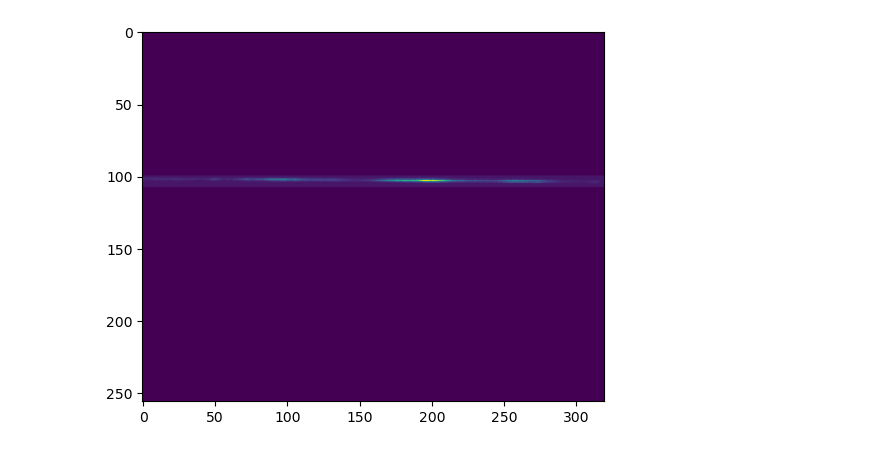
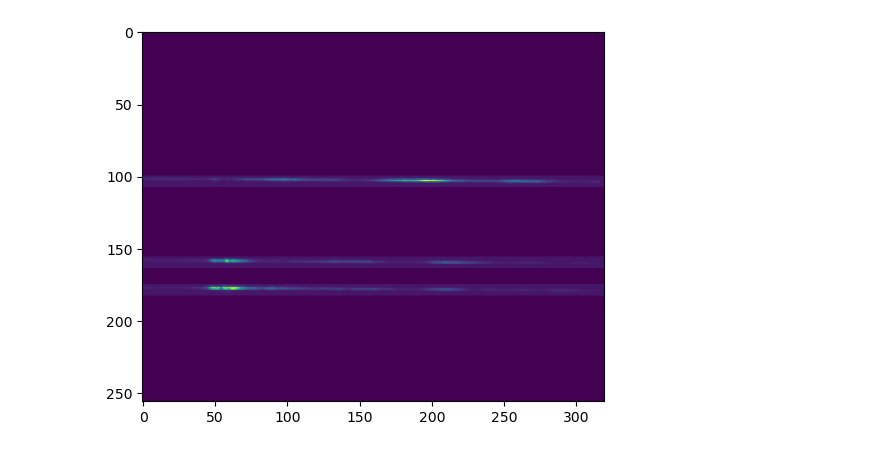
Before and after one commit to mwanakijiji/photonics_spectroscopy, a Jupyter notebook: notebooks_for_development/multi_profile_deconvolution.ipynb, the cells around one changed output. Drawn from its saved outputs; the diff is of its cells as text; code cells hidden in the pictures.

```diff
--- a/notebooks_for_development/multi_profile_deconvolution.ipynb
+++ b/notebooks_for_development/multi_profile_deconvolution.ipynb
@@ -17,5 +18,28 @@ def gaus1d(x_pass, mu_pass, sigma_pass):
 # Yoo-Jung's spectrum (not the broadband one)
 
 hdul = fits.open('./data/stacked.fits')
-test_data = hdul[0].data # all 3 spectra
-test_data_1 = hdul[0].data[0] # will reduce to just 1 spectrum
+test_data = hdul[0].data[0,:,:] # all 3 spectra
+array_variance = hdul[0].data[1,:,:]
+
+# ersatz bad pixel mask
+y_center_1 = 104
+y_center_2 = 160
+y_center_3 = 179
+
+# just 1 spectrum
+test_data_1 = np.copy(test_data)
+test_data_1[0:y_center_1-4,:] = 0
+test_data_1[y_center_1+4:,:] = 0
+
+# spectra 1 and 2
+test_data_12 = np.copy(test_data)
+test_data_12[0:y_center_1-4,:] = 0
+test_data_12[y_center_1+4:y_center_2-4,:] = 0
+test_data_12[y_center_2+4:,:] = 0
+
+# spectra 1, 2, 3
+test_data_123 = np.copy(test_data)
+test_data_123[0:y_center_1-4,:] = 0
+test_data_123[y_center_1+4:y_center_2-4,:] = 0
+test_data_123[y_center_2+4:y_center_3-4,:] = 0
+test_data_123[y_center_3+4:,:] = 0
@@ -41,5 +46,5 @@ test_data_1 = np.divide(test_data_1,np.nanmax(test_data_1))
 # %%
-plt.imshow(test_data_1)
+plt.imshow(test_data_123)
 plt.show()
 # %% [output]
-[figure, old version]
+[figure, new version]
```
Also changed, not shown: parts of 18 cells of this notebook.
